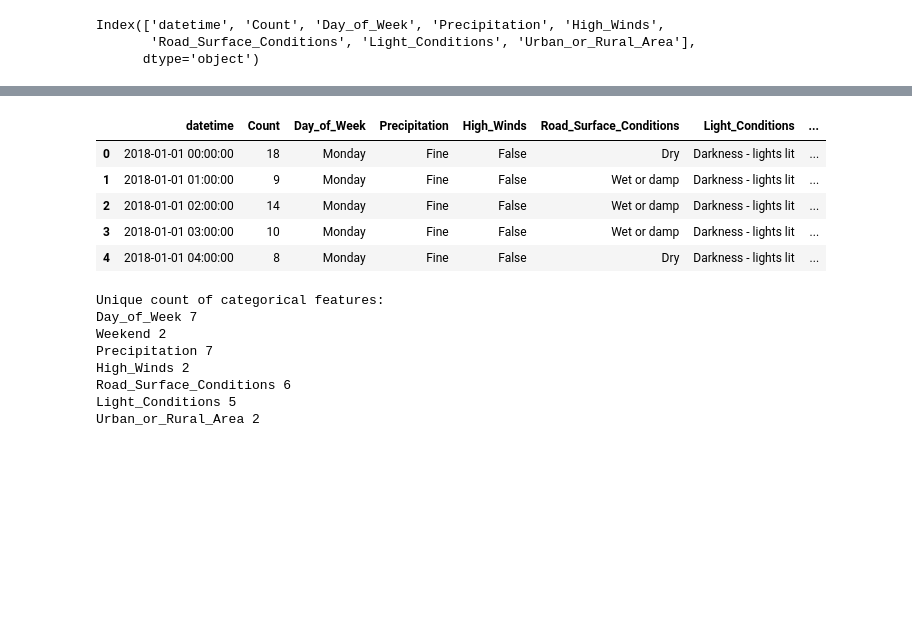
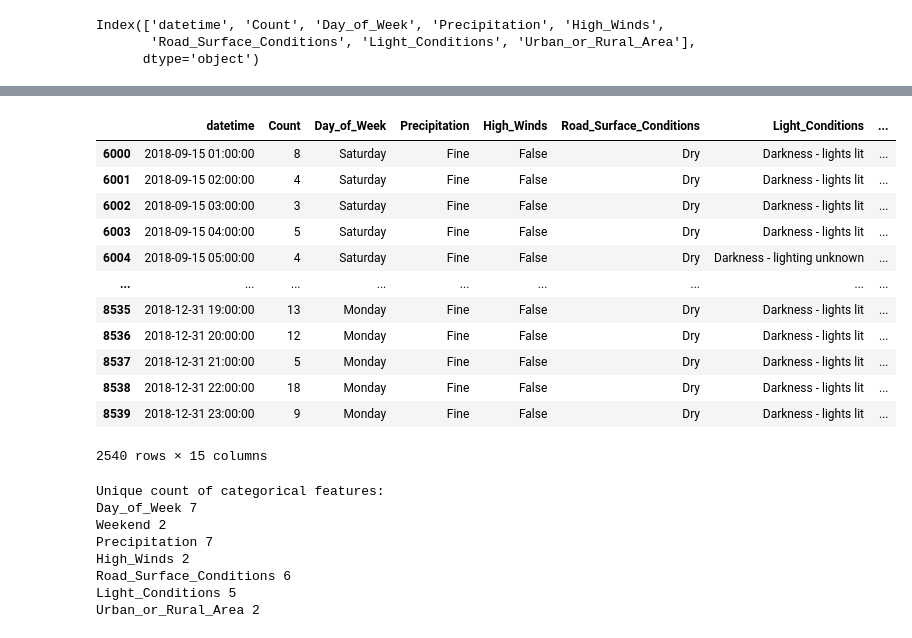
Before and after one commit to vincm1/UK_accidents, a Jupyter notebook: Final_assignment_Big_Data_for_Decision_Making_(2021_22_BNK432_NO02_A).ipynb, the cells around one changed output, grey strips where cells are left out. Drawn from its saved outputs; the diff is of its cells as text; code cells hidden in the pictures; blank space fills up the shorter version.

```diff
--- a/Final_assignment_Big_Data_for_Decision_Making_(2021_22_BNK432_NO02_A).ipynb
+++ b/Final_assignment_Big_Data_for_Decision_Making_(2021_22_BNK432_NO02_A).ipynb
@@ -73,22 +55,44 @@ dtype: object
 # %%
 df["day"] = df["datetime"].dt.date
 df["day"] = pd.to_datetime(df["day"])
+# %%
+df["day_n"] = df["datetime"].dt.day
 # %%
 df["hour"] = df["datetime"].dt.hour
 # %%
 df["month"] = df["datetime"].dt.month_name()
+# %%
+df["month_n"] = df["datetime"].dt.month
 # %%
 df.loc[(df['Day_of_Week'] == 'Saturday') | (df['Day_of_Week'] == 'Sunday'), 'Weekend'] = 'Weekend'
 df.loc[(df['Day_of_Week'] != 'Saturday') & (df['Day_of_Week'] != 'Sunday'), 'Weekend'] = 'Weekday'
+# %%
+conditions_season = [
+                     ((df["month"] == "December") | (df["month"] == "January") | (df["month"] == "February")),
+                     ((df["month"] == "March") | (df["month"] == "April") | (df["month"] == "May")),
+                     ((df["month"] == "June") | (df["month"] == "July") | (df["month"] == "August")),
+                     (df["month"] == "September") | (df["month"] == "October") | (df["month"] == "November")
+]
+
+values_season = ["Winter","Spring","Summer","Autumn"]
+
+df["Season"] = np.select(conditions_season, values_season)
 # %%
-df.head()
+df[6000:]
 # %% [output]
 |  | datetime | Count | Day_of_Week | Precipitation | High_Winds | Road_Surface_Conditions | Light_Conditions | ... |
-| 0 | 2018-01-01 00:00:00 | 18 | Monday | Fine | False | Dry | Darkness - lights lit | ... |
-| 1 | 2018-01-01 01:00:00 | 9 | Monday | Fine | False | Wet or damp | Darkness - lights lit | ... |
-| 2 | 2018-01-01 02:00:00 | 14 | Monday | Fine | False | Wet or damp | Darkness - lights lit | ... |
-| 3 | 2018-01-01 03:00:00 | 10 | Monday | Fine | False | Wet or damp | Darkness - lights lit | ... |
-| 4 | 2018-01-01 04:00:00 | 8 | Monday | Fine | False | Dry | Darkness - lights lit | ... |
+| 6000 | 2018-09-15 01:00:00 | 8 | Saturday | Fine | False | Dry | Darkness - lights lit | ... |
+| 6001 | 2018-09-15 02:00:00 | 4 | Saturday | Fine | False | Dry | Darkness - lights lit | ... |
+| 6002 | 2018-09-15 03:00:00 | 3 | Saturday | Fine | False | Dry | Darkness - lights lit | ... |
+| 6003 | 2018-09-15 04:00:00 | 5 | Saturday | Fine | False | Dry | Darkness - lights lit | ... |
+| 6004 | 2018-09-15 05:00:00 | 4 | Saturday | Fine | False | Dry | Darkness - lighting unknown | ... |
+| ... | ... | ... | ... | ... | ... | ... | ... | ... |
+| 8535 | 2018-12-31 19:00:00 | 13 | Monday | Fine | False | Dry | Darkness - lights lit | ... |
+| 8536 | 2018-12-31 20:00:00 | 12 | Monday | Fine | False | Dry | Darkness - lights lit | ... |
+| 8537 | 2018-12-31 21:00:00 | 5 | Monday | Fine | False | Dry | Darkness - lights lit | ... |
+| 8538 | 2018-12-31 22:00:00 | 18 | Monday | Fine | False | Dry | Darkness - lights lit | ... |
+| 8539 | 2018-12-31 23:00:00 | 9 | Monday | Fine | False | Dry | Darkness - lights lit | ... |
+2540 rows × 15 columns
 # %%
 cat_names = ['Day_of_Week', 'Weekend','Precipitation', 'High_Winds',
        'Road_Surface_Conditions', 'Light_Conditions', 'Urban_or_Rural_Area']
```
Also changed, not shown: parts of 38 cells of this notebook.
